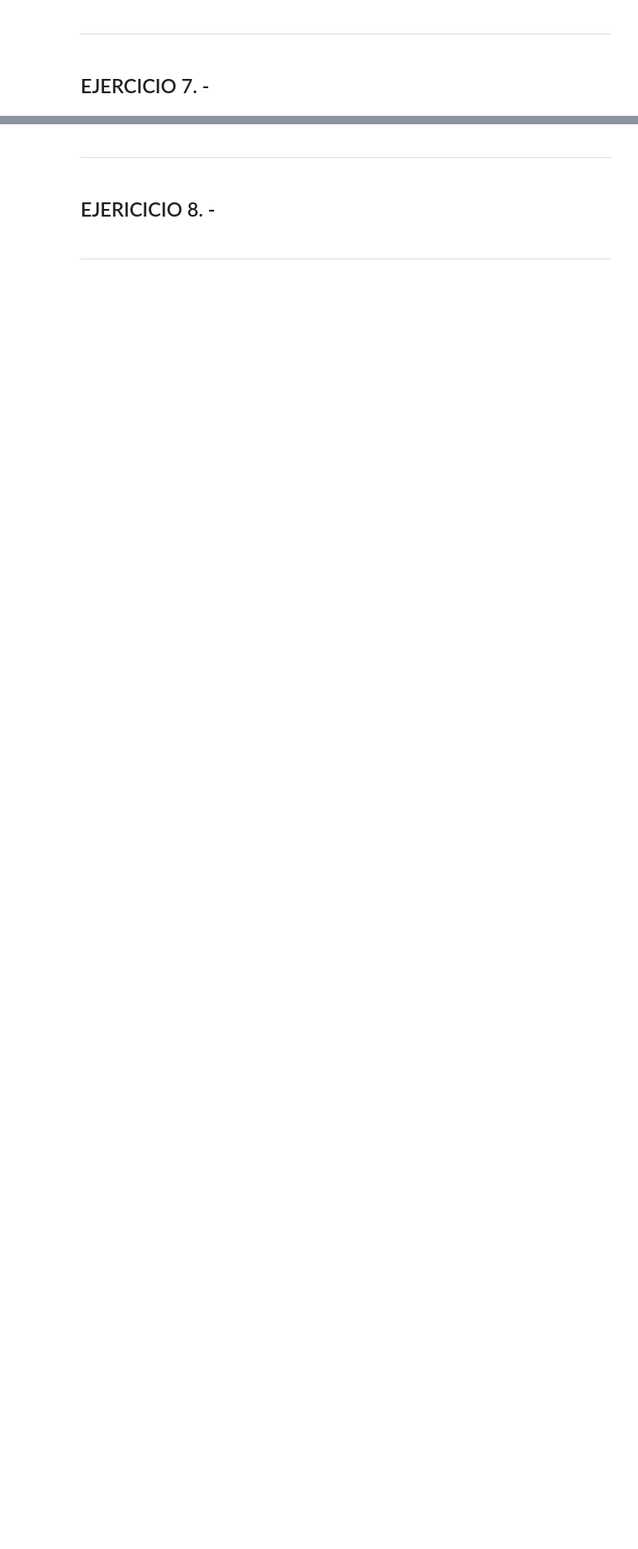
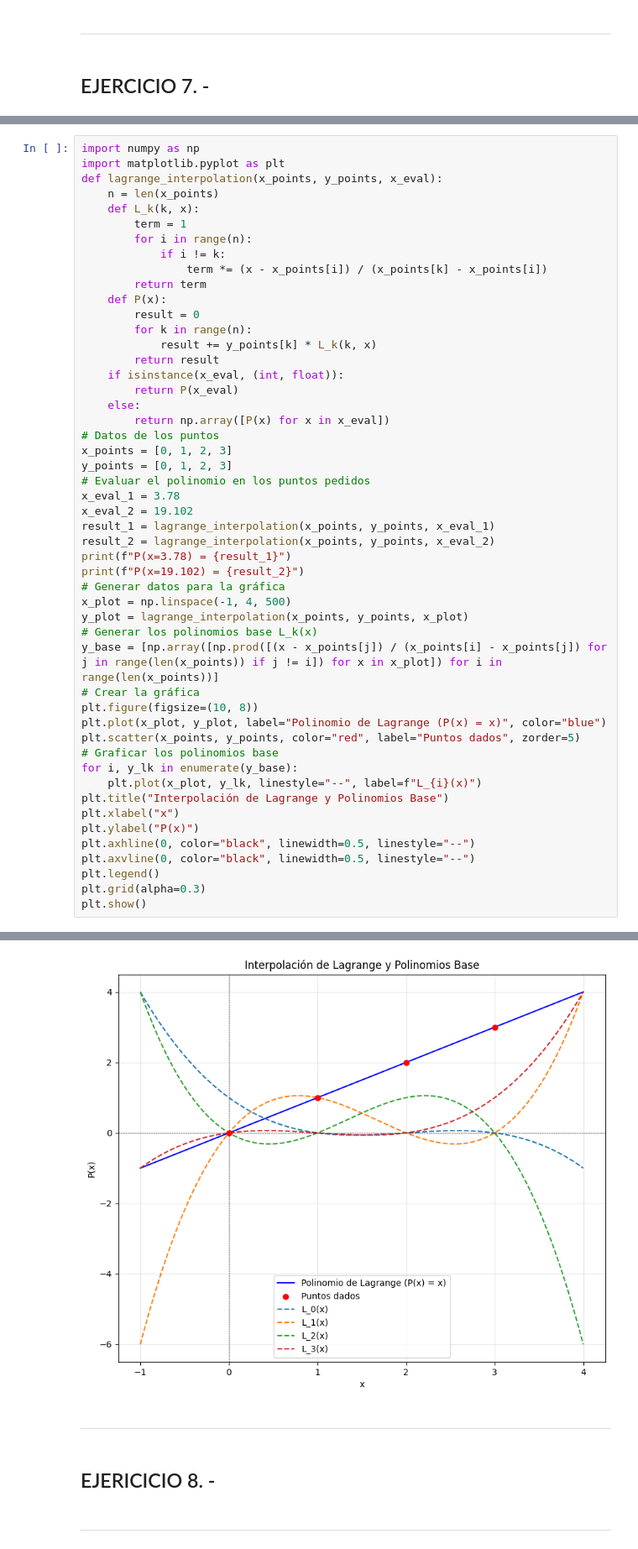
Before and after one commit to freddy1604/RepositorioDeMetodosNumericos, a Jupyter notebook: Corrección del Examen/Correccion.ipynb, the cells around one changed output, grey strips where cells are left out. Shown at 84% size. Saved outputs shown, nothing was run; the diff lists cells and outputs as text; blank space fills up the shorter version.

```diff
--- a/Corrección del Examen/Correccion.ipynb
+++ b/Corrección del Examen/Correccion.ipynb
@@ -179,0 +539,51 @@ El Método B tiene un error relativo menor.
+# %%
+import numpy as np
+import matplotlib.pyplot as plt
+def lagrange_interpolation(x_points, y_points, x_eval):
+    n = len(x_points)
+    def L_k(k, x):
+        term = 1
+        for i in range(n):
+            if i != k:
+                term *= (x - x_points[i]) / (x_points[k] - x_points[i])
+        return term
+    def P(x):
+        result = 0
+        for k in range(n):
+            result += y_points[k] * L_k(k, x)
+        return result
+    if isinstance(x_eval, (int, float)):
+        return P(x_eval)
+    else:
+        return np.array([P(x) for x in x_eval])
+# Datos de los puntos
+x_points = [0, 1, 2, 3]
+y_points = [0, 1, 2, 3]
+# Evaluar el polinomio en los puntos pedidos
+x_eval_1 = 3.78
+x_eval_2 = 19.102
+result_1 = lagrange_interpolation(x_points, y_points, x_eval_1)
+result_2 = lagrange_interpolation(x_points, y_points, x_eval_2)
+print(f"P(x=3.78) = {result_1}")
+print(f"P(x=19.102) = {result_2}")
+# Generar datos para la gráfica
+x_plot = np.linspace(-1, 4, 500)
+y_plot = lagrange_interpolation(x_points, y_points, x_plot)
+# Generar los polinomios base L_k(x)
+y_base = [np.array([np.prod([(x - x_points[j]) / (x_points[i] - x_points[j]) for j in range(len(x_points)) if j != i]) for x in x_plot]) for i in range(len(x_points))]
+# Crear la gráfica
+plt.figure(figsize=(10, 8))
+plt.plot(x_plot, y_plot, label="Polinomio de Lagrange (P(x) = x)", color="blue")
+plt.scatter(x_points, y_points, color="red", label="Puntos dados", zorder=5)
+# Graficar los polinomios base
+for i, y_lk in enumerate(y_base):
+    plt.plot(x_plot, y_lk, linestyle="--", label=f"L_{i}(x)")
+plt.title("Interpolación de Lagrange y Polinomios Base")
+plt.xlabel("x")
+plt.ylabel("P(x)")
+plt.axhline(0, color="black", linewidth=0.5, linestyle="--")
+plt.axvline(0, color="black", linewidth=0.5, linestyle="--")
+plt.legend()
+plt.grid(alpha=0.3)
+plt.show()
+# %% [output]
@@ -180,3 +592,4 @@ El Método B tiene un error relativo menor.
+[figure, added]
 # %% [markdown]
 ----
 # %% [markdown]
```
Also changed, not shown: parts of 27 cells of this notebook, 1 other file.
